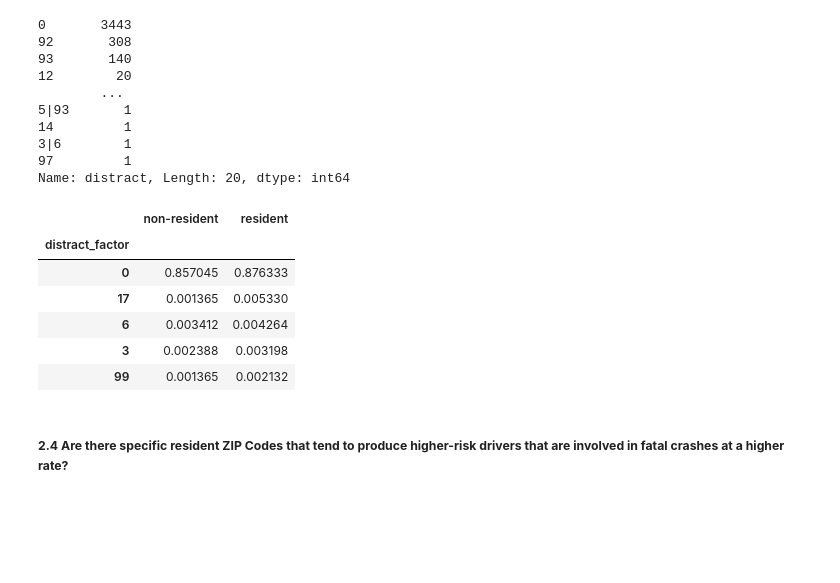
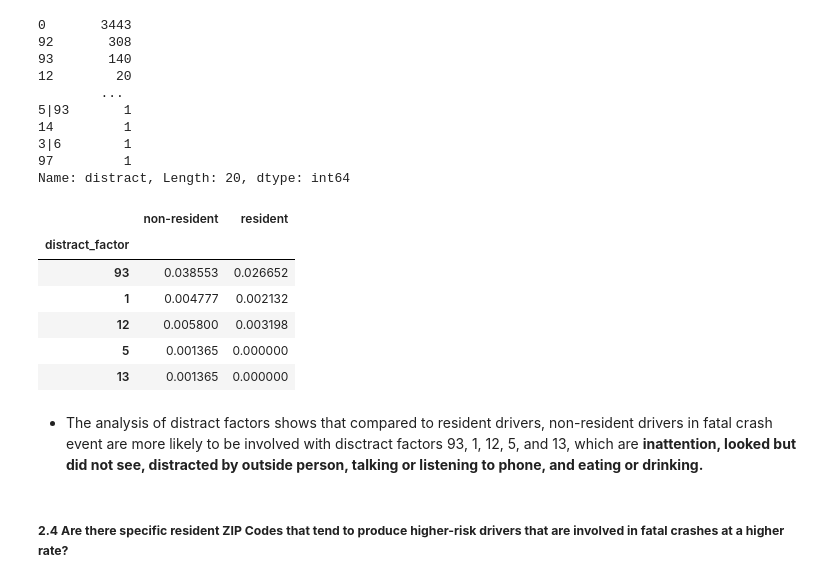
Before and after one commit to Chacoon3/Info-Challenge-2023, a Jupyter notebook: code_py/analysis.ipynb, the cells around one changed output. Cells and saved outputs as stored; diff of their text form; code cells hidden in the pictures; blank space fills up the shorter version.

```diff
--- a/code_py/analysis.ipynb
+++ b/code_py/analysis.ipynb
@@ -58,9 +55,9 @@ df_data_main.shape
 df_data_main.dzip = df_data_main.dzip.map(
     lambda n: 0 if n == 0 else 0 if pd.isna(n) else int(n)
 )
+
 # valid zip codes are all 5 digit so we filter out those with less than 5 digits
-df_data_main = df_data_main[(df_data_main.dzip > 10000)
-                            & (df_data_main.dzip <= 99950)]
+df_data_main = df_data_main[(df_data_main.dzip > 10000) & (df_data_main.dzip <= 99950)]
 df_data_main.dzip = df_data_main.dzip.astype(str)
 df_data_main.shape
 # %% [output]
@@ -121,8 +120,7 @@ map_crashtype_eng = {   # maps a crashtype index to its actual meaning
     k: v for k, v in zip(df_metadata_crashtype.index, df_metadata_crashtype['crash_type'])
 }
 
-df_data_main['crash_category'] = df_data_main.crashtype.map(
-    map_crashtype_category)
+df_data_main['crash_category'] = df_data_main.crashtype.map(map_crashtype_category)
 df_data_main['crashtype_eng'] = df_data_main.crashtype.map(map_crashtype_eng)
 # %%
 df_data_crash = df_data_main.groupby(by=['crashtype', 'is_resident']).agg(
@@ -226,15 +221,11 @@ def sum_driver_factor(index: int, df: pd.DataFrame):
     return re.sub(pattern=r'\|0', string=joint, repl='')
 
 
-df_data_main.loc[:, 'drf1':'drf4'] = df_data_main.loc[:, 'drf1':'drf4'].fillna(
-    0)     # in this case, na suggests no factor rather than the missing of value
-df_data_main['drf'] = df_data_main.index.map(lambda i:
-                                             sum_driver_factor(i, df_data_main)
-                                             )
+df_data_main.loc[:, 'drf1':'drf4'] = df_data_main.loc[:, 'drf1':'drf4'].fillna(0)     # in this case, na suggests no factor rather than the missing of value
+df_data_main['drf'] = df_data_main.index.map(lambda i:  sum_driver_factor(i, df_data_main))
 
 # drop the original component columns as we already acquired the summed up one
-df_data_main.drop(
-    axis=1, labels=['drf1', 'drf2', 'drf3', 'drf4'], inplace=True)
+df_data_main.drop(axis=1, labels=['drf1', 'drf2', 'drf3', 'drf4'], inplace=True)
 # %%
 def get_factor_levels(factor_col):
     res = []
@@ -303,8 +293,7 @@ def sum_distract_factors(ind: int, df: pd.DataFrame):
 
 
 df_data_main['distract'] = df_data_main.index.map(
-    lambda i: re.sub(string=sum_distract_factors(
-        i, df_data_main), repl='0', pattern='96')
+    lambda i: re.sub(string=sum_distract_factors(i, df_data_main), repl='0', pattern='96')
 )
 
 df_data_main.drop(axis=1, labels=[
@@ -324,27 +313,31 @@ Name: distract, Length: 20, dtype: int64
 # %%
 distinct_distract = get_factor_levels(df_data_main.distract)
 
 df_distract = factor_to_dummy(df_data_main.distract.values, distinct_distract)
 df_distract.insert(0, column='is_resident', value=df_data_main.is_resident)
 df_distract = df_distract.groupby('is_resident').agg('sum')
+
 df_distract.loc[0, :] = df_distract.loc[0, :] / sum(df_distract.loc[0, :])
 df_distract.loc[1, :] = df_distract.loc[1, :] / sum(df_distract.loc[1, :])
+
 df_distract = df_distract.transpose()
 df_distract.columns = ['non-resident', 'resident']
 df_distract['diff'] = df_distract['non-resident'] - df_distract['resident']
-df_distract.sort_values(by='diff', inplace=True)
+df_distract.sort_values(by='diff', inplace=True, ascending=False)
 df_distract.drop('diff', inplace=True, axis=1)
 df_distract.set_index(
     pd.Series(df_distract.index, name='distract_factor', dtype=int), inplace=True)
 df_distract[:5]
 # %% [output]
 |  | non-resident | resident |
 | distract_factor |  |  |
-| 0 | 0.857045 | 0.876333 |
-| 17 | 0.001365 | 0.005330 |
-| 6 | 0.003412 | 0.004264 |
-| 3 | 0.002388 | 0.003198 |
-| 99 | 0.001365 | 0.002132 |
+| 93 | 0.038553 | 0.026652 |
+| 1 | 0.004777 | 0.002132 |
+| 12 | 0.005800 | 0.003198 |
+| 5 | 0.001365 | 0.000000 |
+| 13 | 0.001365 | 0.000000 |
+# %% [markdown]
+- The analysis of distract factors shows that compared to resident drivers, non-resident drivers in fatal crash event are more likely to be involved with disctract factors 93, 1, 12, 5, and 13, which are <b>inattention, looked but did not see, distracted by outside person, talking or listening to phone, and eating or drinking.
 # %% [markdown]
 ##### <b>2.4 Are there specific resident ZIP Codes that tend to produce higher-risk drivers that are involved in fatal crashes at a higher rate?</b>
 # %%
```
Also changed, not shown: parts of 27 cells of this notebook, 3 other files.
